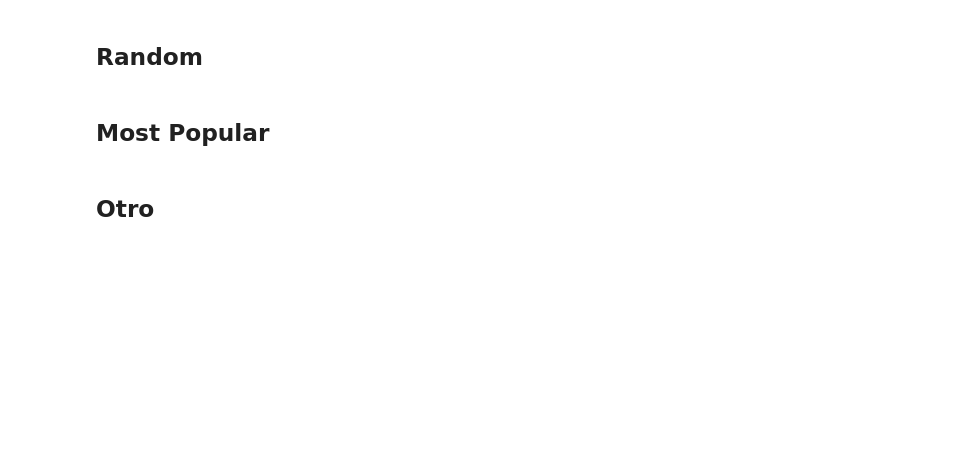
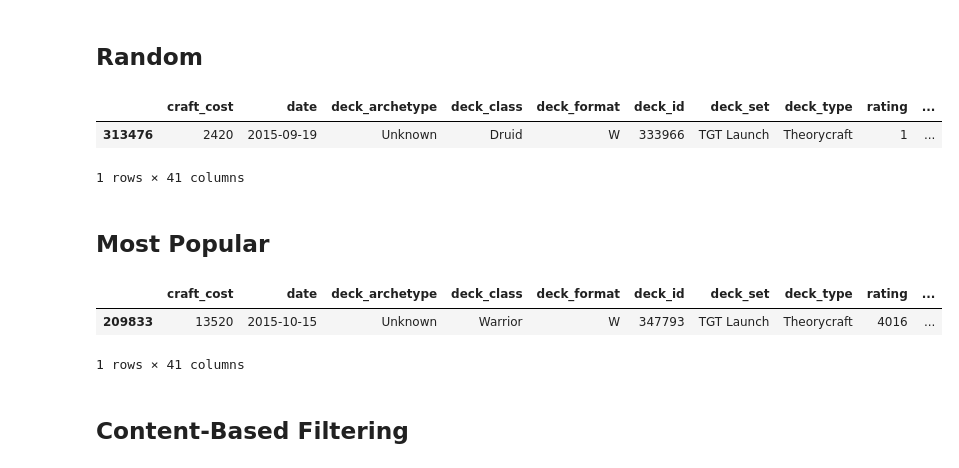
Before and after one commit to gustavo-cornejo/RecSist-Proyecto, a Jupyter notebook: codigo.ipynb, the cells around one changed output. Drawn from its saved outputs; the diff is of its cells as text; code cells hidden in the pictures; blank space fills up the shorter version.

```diff
--- a/codigo.ipynb
+++ b/codigo.ipynb
@@ -16,6 +30,22 @@ data.head()
 # %% [markdown]
 ## Random
+# %%
+def random():
+  return data.sample(n=1)
+random()
+# %% [output]
+|  | craft_cost | date | deck_archetype | deck_class | deck_format | deck_id | deck_set | deck_type | rating | ... |
+| 313476 | 2420 | 2015-09-19 | Unknown | Druid | W | 333966 | TGT Launch | Theorycraft | 1 | ... |
+1 rows × 41 columns
 # %% [markdown]
 ## Most Popular
-# %% [markdown]
-## Otro
+# %%
+def most_popular():
+  return data[data['rating'] == data['rating'].max()]
+most_popular()
+# %% [output]
+|  | craft_cost | date | deck_archetype | deck_class | deck_format | deck_id | deck_set | deck_type | rating | ... |
+| 209833 | 13520 | 2015-10-15 | Unknown | Warrior | W | 347793 | TGT Launch | Theorycraft | 4016 | ... |
+1 rows × 41 columns
+# %% [markdown]
+## Content-Based Filtering
```
Also changed, not shown: parts of 5 cells of this notebook.
